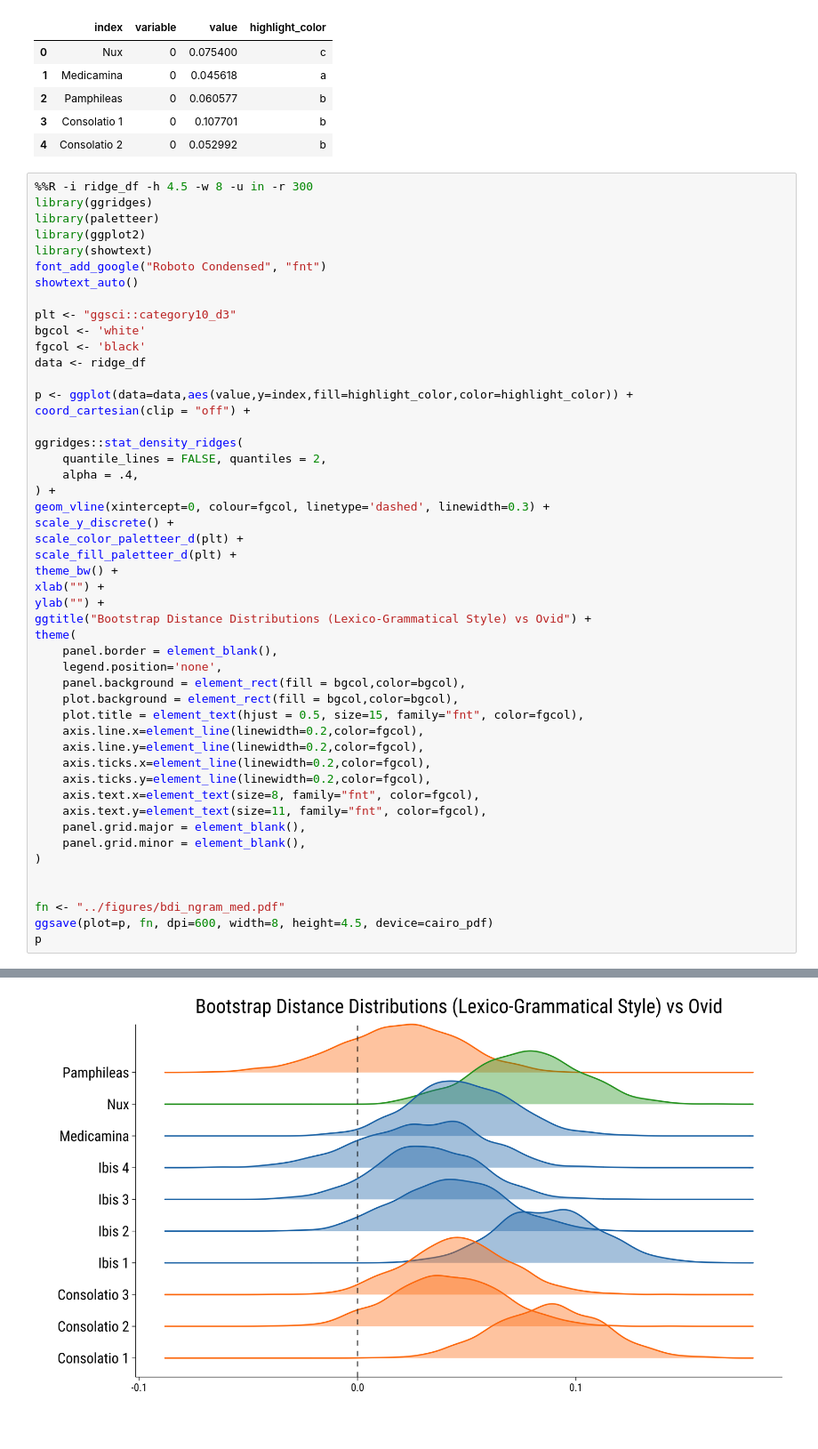
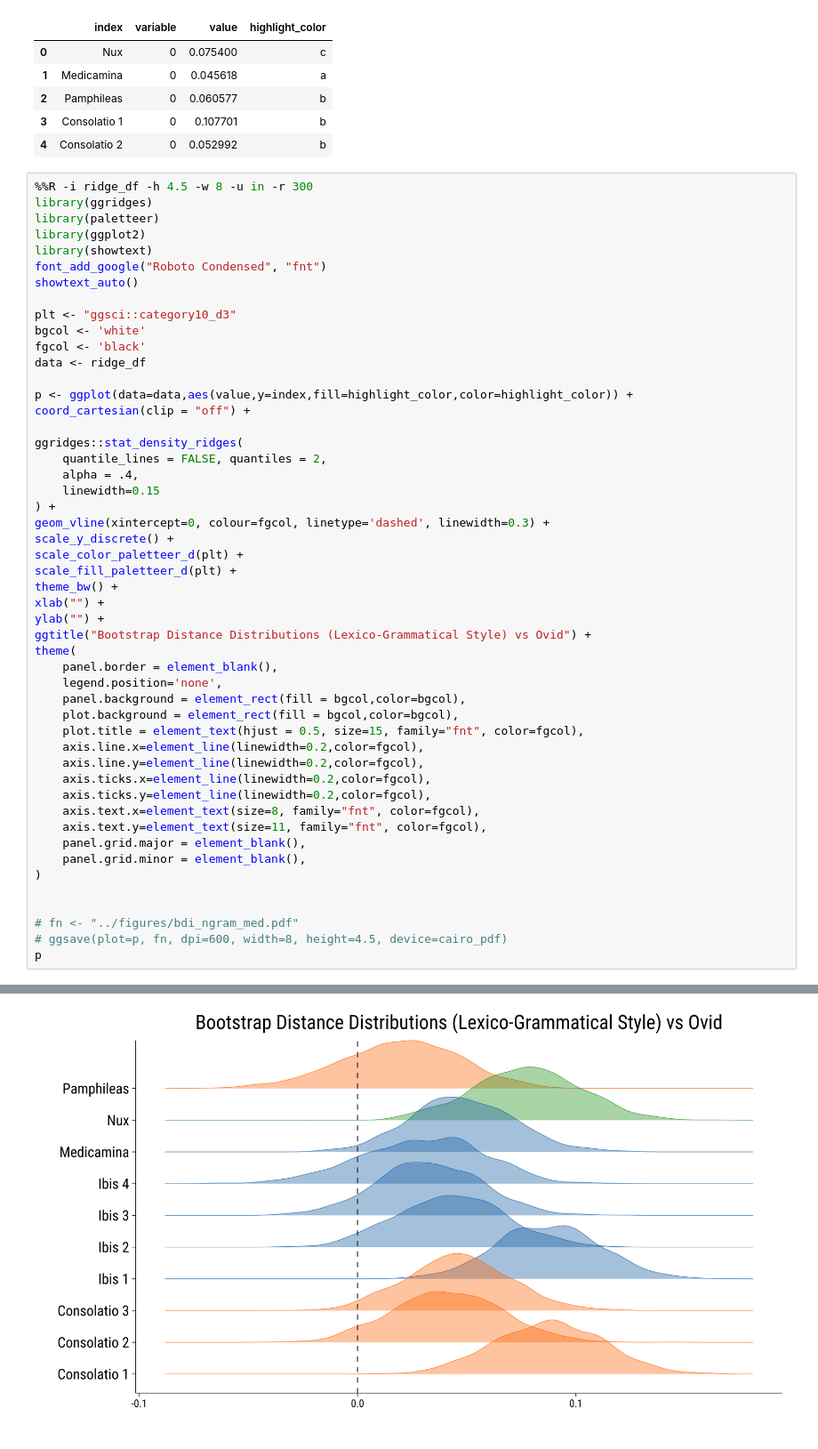
Before and after one commit to bnagy/nux-paper, a Jupyter notebook: repro/nux_bdi_ngram.ipynb, the cells around one changed output, grey strips where cells are left out. Shown at 89% size. Cells and saved outputs as stored; diff of their text form.

```diff
--- a/repro/nux_bdi_ngram.ipynb
+++ b/repro/nux_bdi_ngram.ipynb
@@ -284,36 +300,37 @@ coord_cartesian(clip = "off") +
 ggridges::stat_density_ridges(
     quantile_lines = FALSE, quantiles = 2,
     alpha = .4,
+    linewidth=0.15
 ) +
 geom_vline(xintercept=0, colour=fgcol, linetype='dashed', linewidth=0.3) +
 scale_y_discrete() +
 scale_color_paletteer_d(plt) +
 scale_fill_paletteer_d(plt) +
 theme_bw() +
 xlab("") +
 ylab("") +
 ggtitle("Bootstrap Distance Distributions (Lexico-Grammatical Style) vs Ovid") +
 theme(
     panel.border = element_blank(),
     legend.position='none',
     panel.background = element_rect(fill = bgcol,color=bgcol),
     plot.background = element_rect(fill = bgcol,color=bgcol),
     plot.title = element_text(hjust = 0.5, size=15, family="fnt", color=fgcol),
     axis.line.x=element_line(linewidth=0.2,color=fgcol),
     axis.line.y=element_line(linewidth=0.2,color=fgcol),
     axis.ticks.x=element_line(linewidth=0.2,color=fgcol),
     axis.ticks.y=element_line(linewidth=0.2,color=fgcol),
     axis.text.x=element_text(size=8, family="fnt", color=fgcol),
     axis.text.y=element_text(size=11, family="fnt", color=fgcol),
     panel.grid.major = element_blank(),
     panel.grid.minor = element_blank(),
 )
 
 
-fn <- "../figures/bdi_ngram_med.pdf"
-ggsave(plot=p, fn, dpi=600, width=8, height=4.5, device=cairo_pdf)
+# fn <- "../figures/bdi_ngram_med.pdf"
+# ggsave(plot=p, fn, dpi=600, width=8, height=4.5, device=cairo_pdf)
 p
 # %% [output]
 Picking joint bandwidth of 0.00562
 Picking joint bandwidth of 0.00562
-[figure, old version]
+[figure, new version]
```
Also changed, not shown: parts of 1 cell of this notebook, 1 other file.
